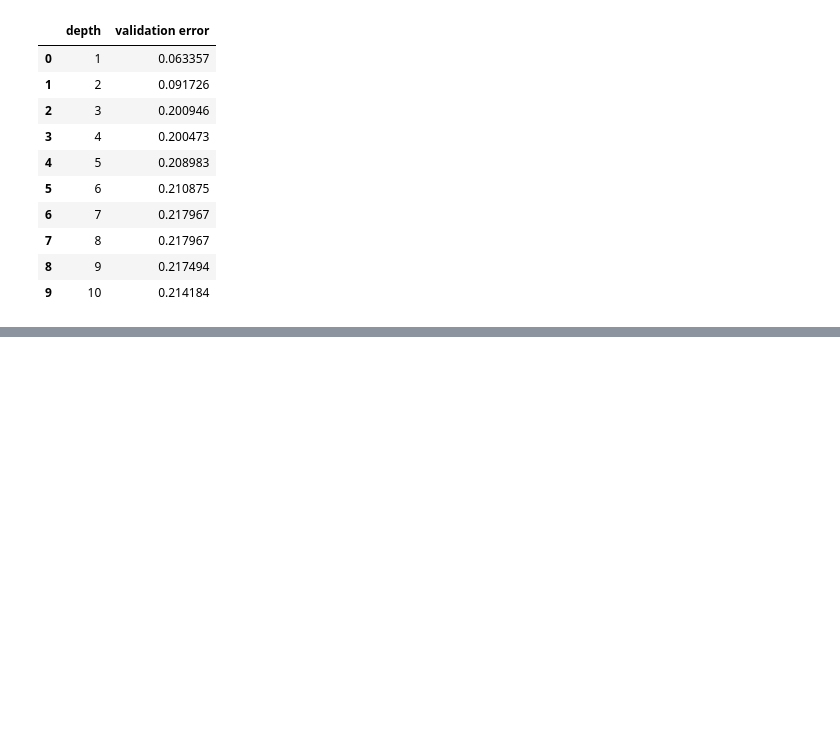
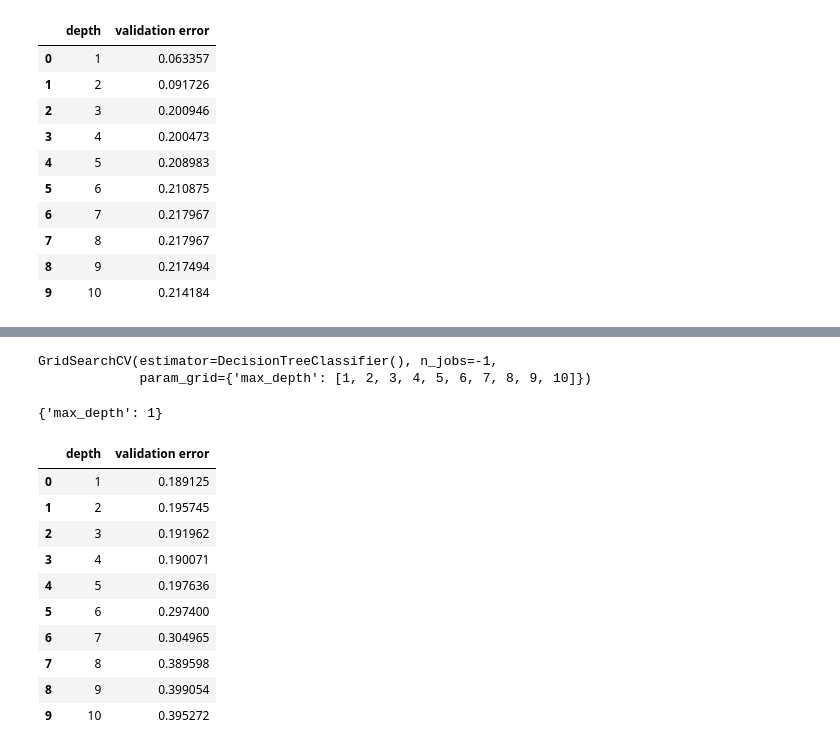
Before and after one commit to zhuy9/DMwP-EnergyUsage, a Jupyter notebook: Project_workspace.ipynb, the cells around one changed output, grey strips where cells are left out. Cells and saved outputs as stored; diff of their text form; code cells hidden in the pictures; blank space fills up the shorter version.

Commit message:
Added several more decision trees

```diff
--- a/Project_workspace.ipynb
+++ b/Project_workspace.ipynb
@@ -621,0 +644,33 @@ graph
+# %%
+Tree = tree.DecisionTreeClassifier()
+# %%
+parameters = {'max_depth':[1,2,3,4,5,6,7,8,9,10]} #up to 10 trees
+# %%
+TreeCV = GridSearchCV(Tree, param_grid=parameters, n_jobs=-1) #n_jobs = -1 use all cores
+# %%
+TreeCV.fit(attributes, target)
+# %% [output]
+GridSearchCV(estimator=DecisionTreeClassifier(), n_jobs=-1,
+             param_grid={'max_depth': [1, 2, 3, 4, 5, 6, 7, 8, 9, 10]})
+# %%
+TreeCV.best_params_ #best is max_depth=1
+# %% [output]
+{'max_depth': 1}
+# %%
+# learning curves
+results = pd.DataFrame()
+results['depth'] = parameters['max_depth']
+results['validation error'] = 1 - TreeCV.cv_results_['mean_test_score']
+results
+# %% [output]
+|  | depth | validation error |
+| 0 | 1 | 0.189125 |
+| 1 | 2 | 0.195745 |
+| 2 | 3 | 0.191962 |
+| 3 | 4 | 0.190071 |
+| 4 | 5 | 0.197636 |
+| 5 | 6 | 0.297400 |
+| 6 | 7 | 0.304965 |
+| 7 | 8 | 0.389598 |
+| 8 | 9 | 0.399054 |
+| 9 | 10 | 0.395272 |
```
Also changed, not shown: parts of 30 cells of this notebook, 4 other files.
